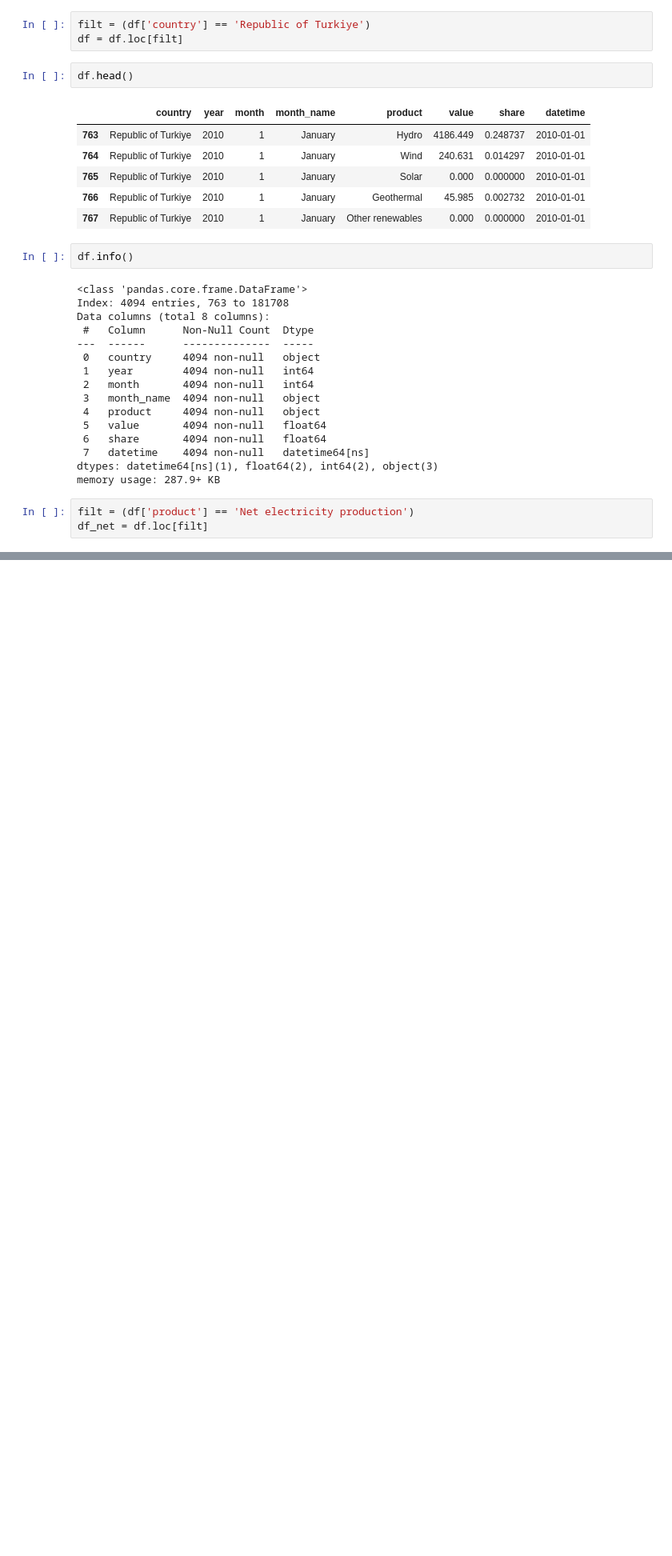
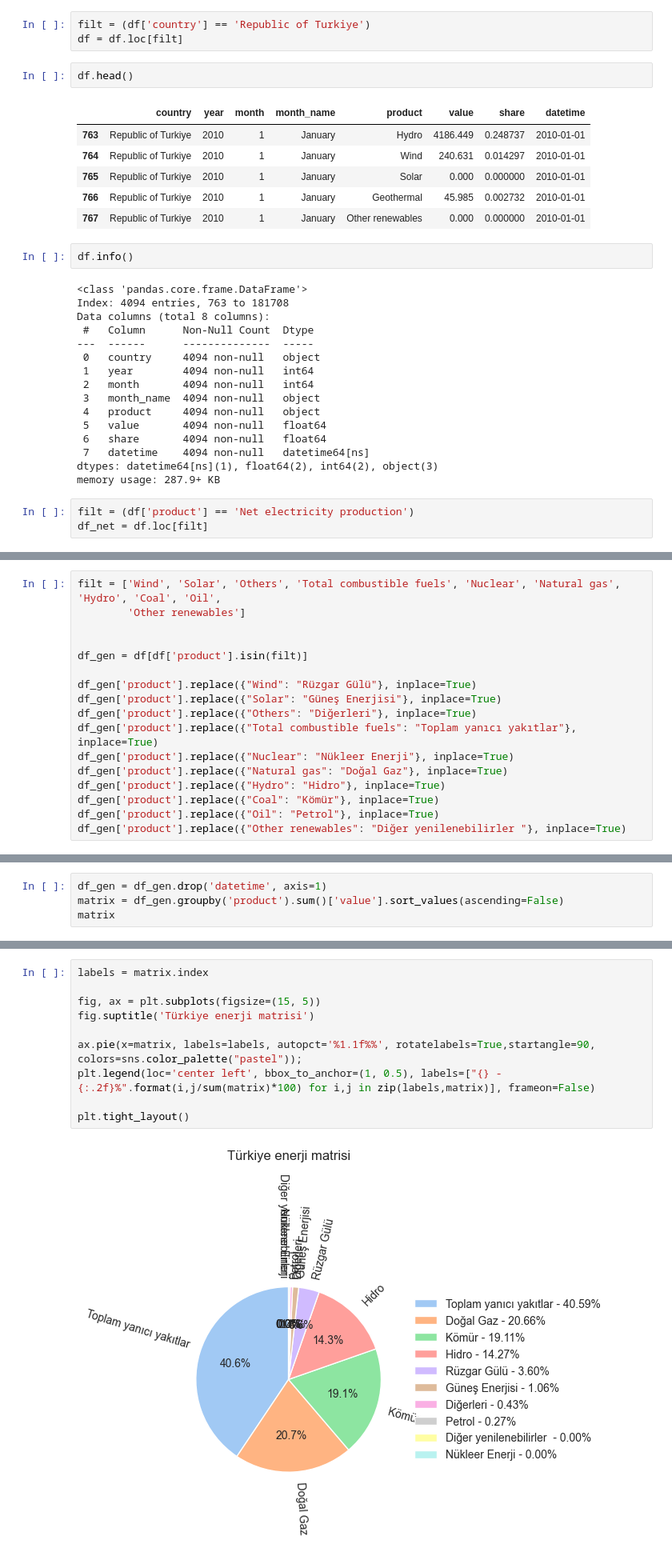
Before and after one commit to MSc-in-Software-Engineer/python-programming, a Jupyter notebook: final/Y210234103.ipynb, the cells around one changed output, grey strips where cells are left out. Shown at 80% size. Saved outputs shown, nothing was run; the diff lists cells and outputs as text; blank space fills up the shorter version.

```diff
--- a/final/Y210234103.ipynb
+++ b/final/Y210234103.ipynb
@@ -155,0 +164,17 @@ plt.tight_layout()
+# %%
+filt = ['Wind', 'Solar', 'Others', 'Total combustible fuels', 'Nuclear', 'Natural gas', 'Hydro', 'Coal', 'Oil',
+        'Other renewables']
+
+
+df_gen = df[df['product'].isin(filt)]
+
+df_gen['product'].replace({"Wind": "Rüzgar Gülü"}, inplace=True)
+df_gen['product'].replace({"Solar": "Güneş Enerjisi"}, inplace=True)
+df_gen['product'].replace({"Others": "Diğerleri"}, inplace=True)
+df_gen['product'].replace({"Total combustible fuels": "Toplam yanıcı yakıtlar"}, inplace=True)
+df_gen['product'].replace({"Nuclear": "Nükleer Enerji"}, inplace=True)
+df_gen['product'].replace({"Natural gas": "Doğal Gaz"}, inplace=True)
+df_gen['product'].replace({"Hydro": "Hidro"}, inplace=True)
+df_gen['product'].replace({"Coal": "Kömür"}, inplace=True)
+df_gen['product'].replace({"Oil": "Petrol"}, inplace=True)
+df_gen['product'].replace({"Other renewables": "Diğer yenilenebilirler "}, inplace=True)
@@ -155,0 +190,4 @@ plt.tight_layout()
+# %%
+df_gen = df_gen.drop('datetime', axis=1)
+matrix = df_gen.groupby('product').sum()['value'].sort_values(ascending=False)
+matrix
@@ -155,0 +207,12 @@ plt.tight_layout()
+# %%
+labels = matrix.index
+
+fig, ax = plt.subplots(figsize=(15, 5))
+fig.suptitle('Türkiye enerji matrisi')
+
+ax.pie(x=matrix, labels=labels, autopct='%1.1f%%', rotatelabels=True,startangle=90, colors=sns.color_palette("pastel"));
+plt.legend(loc='center left', bbox_to_anchor=(1, 0.5), labels=["{} - {:.2f}%".format(i,j/sum(matrix)*100) for i,j in zip(labels,matrix)], frameon=False)
+
+plt.tight_layout()
+# %% [output]
+[figure, added]
```
Also changed, not shown: parts of 9 cells of this notebook, 1 other file.
